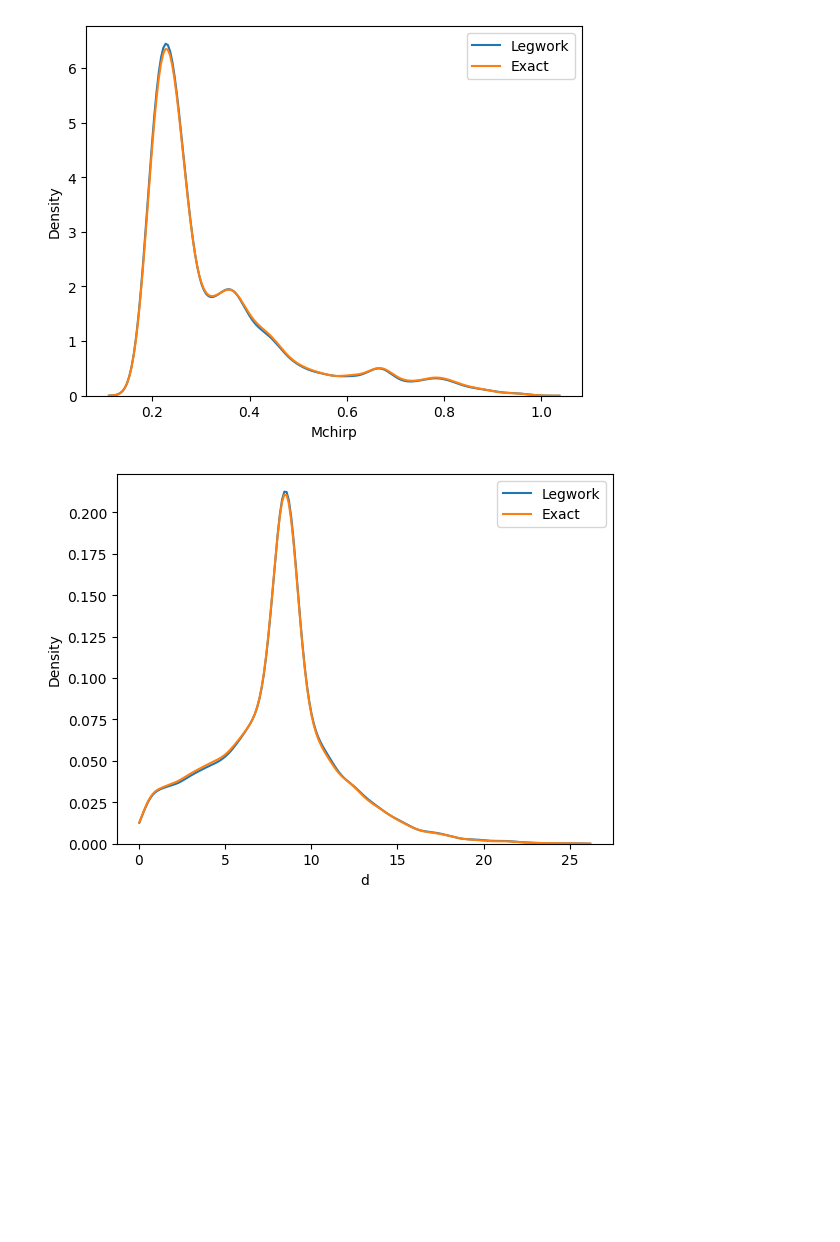
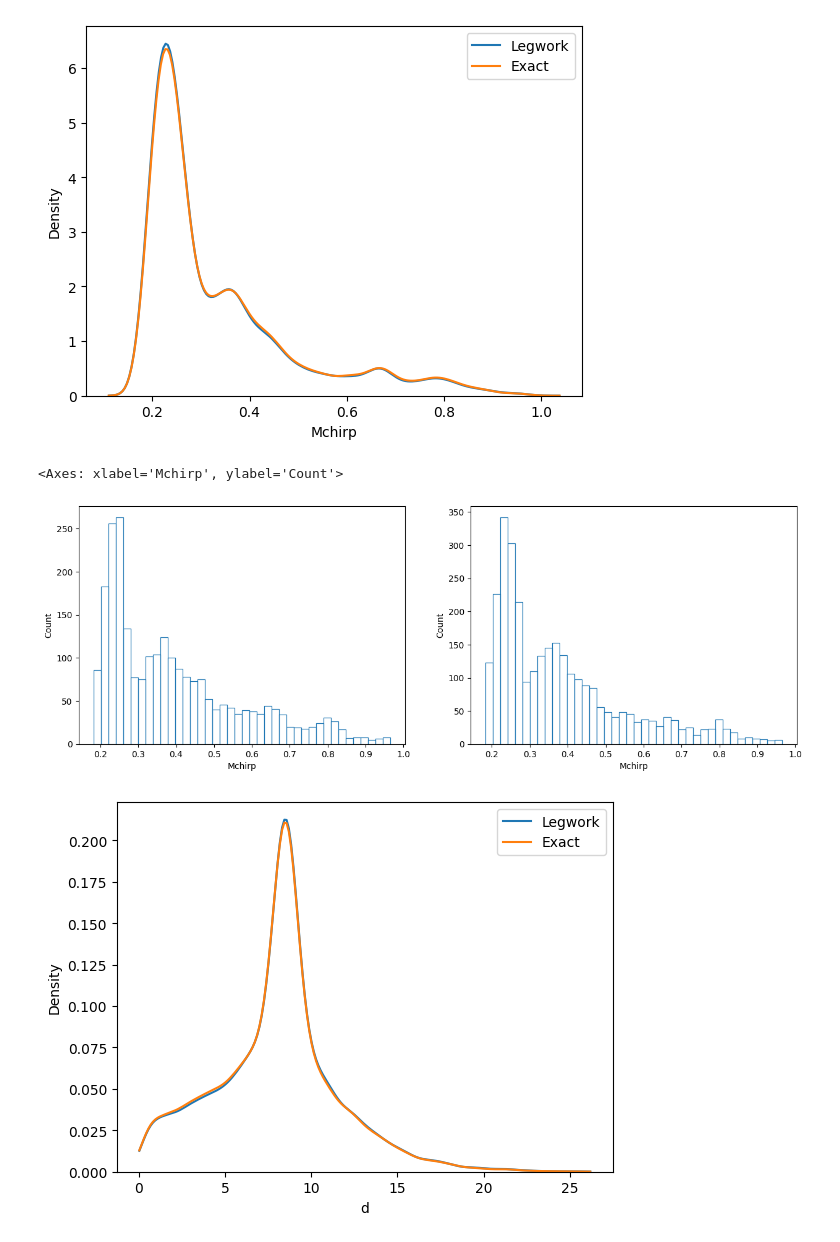
Before and after one commit to nelemans/LISA_GB_population, a Jupyter notebook: LISA_community_day_populations.ipynb, the cells around one changed output. Drawn from its saved outputs; the diff is of its cells as text; code cells hidden in the pictures; blank space fills up the shorter version.

```diff
--- a/LISA_community_day_populations.ipynb
+++ b/LISA_community_day_populations.ipynb
@@ -375,6 +387,19 @@ plt.legend()
 plt.show()
 # %% [output]
 [figure]
+# %%
+mask = (data['exactSNR'] > 7) & (data['gal_d'] < 9) & (data['gal_d'] > 7)
+mask2 = (data['exactSNR'] > 7) & (data['d'] < 3)
+fig = plt.figure(figsize=(15, 5))
+plt.subplot(121)
+sns.histplot(data[mask2],x='Mchirp',bins=40,fill=False,stat='count')
+
+
+plt.subplot(122)
+sns.histplot(data[mask],x='Mchirp',bins=40,fill=False,stat='count')
+# %% [output]
+<Axes: xlabel='Mchirp', ylabel='Count'>
+[figure, added]
 # %%
 sns.kdeplot(data[maskLegwork],x='d',cut=0,label='Legwork')
 sns.kdeplot(data[maskAngles],x='d',cut=0,label='Exact')
```
Also changed, not shown: parts of 9 cells of this notebook.
